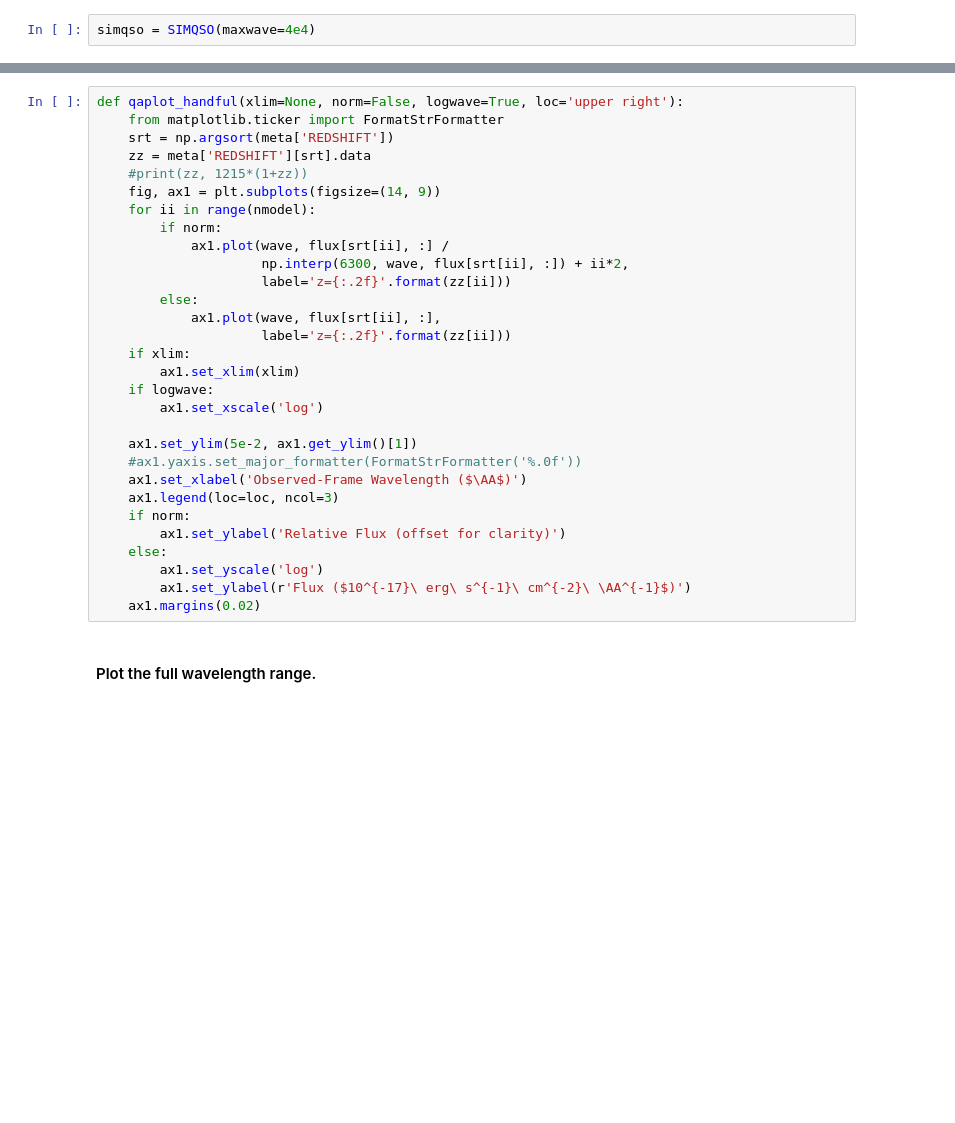
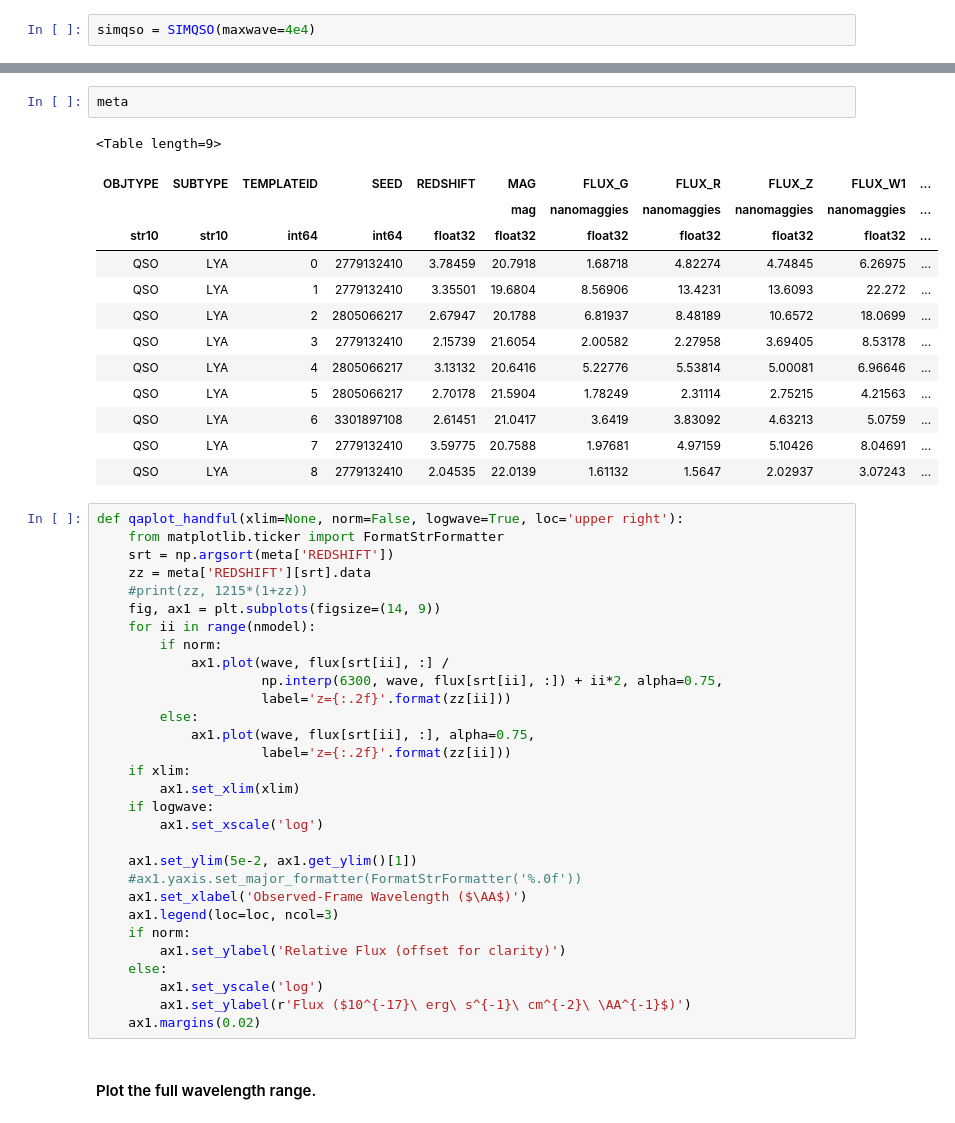
Before and after one commit to desihub/desisim, a Jupyter notebook: doc/nb/simqso-templates.ipynb, the cells around one changed output, grey strips where cells are left out. Cells and saved outputs as stored; diff of their text form; blank space fills up the shorter version.

```diff
--- a/doc/nb/simqso-templates.ipynb
+++ b/doc/nb/simqso-templates.ipynb
@@ -30,3 +33,19 @@ simqso = SIMQSO(maxwave=4e4)
+# %%
+meta
+# %% [output]
+<Table length=9>
+| OBJTYPE | SUBTYPE | TEMPLATEID | SEED | REDSHIFT | MAG | FLUX_G | FLUX_R | FLUX_Z | FLUX_W1 | ... |
+|  |  |  |  |  | mag | nanomaggies | nanomaggies | nanomaggies | nanomaggies | ... |
+| str10 | str10 | int64 | int64 | float32 | float32 | float32 | float32 | float32 | float32 | ... |
+| QSO | LYA | 0 | 2779132410 | 3.78459 | 20.7918 | 1.68718 | 4.82274 | 4.74845 | 6.26975 | ... |
+| QSO | LYA | 1 | 2779132410 | 3.35501 | 19.6804 | 8.56906 | 13.4231 | 13.6093 | 22.272 | ... |
+| QSO | LYA | 2 | 2805066217 | 2.67947 | 20.1788 | 6.81937 | 8.48189 | 10.6572 | 18.0699 | ... |
+| QSO | LYA | 3 | 2779132410 | 2.15739 | 21.6054 | 2.00582 | 2.27958 | 3.69405 | 8.53178 | ... |
+| QSO | LYA | 4 | 2805066217 | 3.13132 | 20.6416 | 5.22776 | 5.53814 | 5.00081 | 6.96646 | ... |
+| QSO | LYA | 5 | 2805066217 | 2.70178 | 21.5904 | 1.78249 | 2.31114 | 2.75215 | 4.21563 | ... |
+| QSO | LYA | 6 | 3301897108 | 2.61451 | 21.0417 | 3.6419 | 3.83092 | 4.63213 | 5.0759 | ... |
+| QSO | LYA | 7 | 2779132410 | 3.59775 | 20.7588 | 1.97681 | 4.97159 | 5.10426 | 8.04691 | ... |
+| QSO | LYA | 8 | 2779132410 | 2.04535 | 22.0139 | 1.61132 | 1.5647 | 2.02937 | 3.07243 | ... |
 # %%
 def qaplot_handful(xlim=None, norm=False, logwave=True, loc='upper right'):
     from matplotlib.ticker import FormatStrFormatter
@@ -37,10 +56,10 @@ def qaplot_handful(xlim=None, norm=False, logwave=True, loc='upper right'):
     for ii in range(nmodel):
         if norm:
             ax1.plot(wave, flux[srt[ii], :] /
-                     np.interp(6300, wave, flux[srt[ii], :]) + ii*2,
+                     np.interp(6300, wave, flux[srt[ii], :]) + ii*2, alpha=0.75,
                      label='z={:.2f}'.format(zz[ii]))
         else:
-            ax1.plot(wave, flux[srt[ii], :],
+            ax1.plot(wave, flux[srt[ii], :], alpha=0.75,
                      label='z={:.2f}'.format(zz[ii]))
     if xlim:
         ax1.set_xlim(xlim)
```
Also changed, not shown: parts of 10 cells of this notebook, 1 other file.
